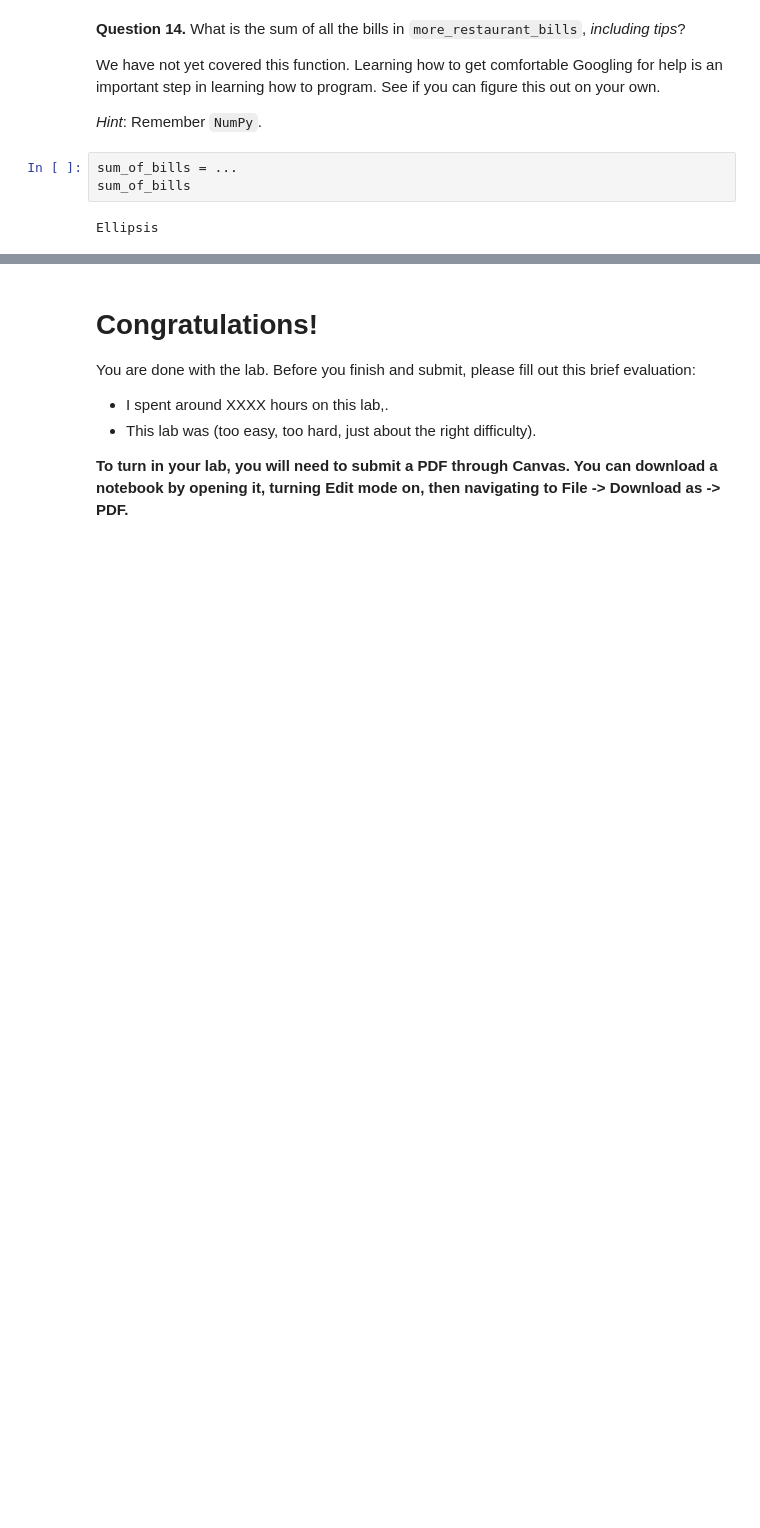
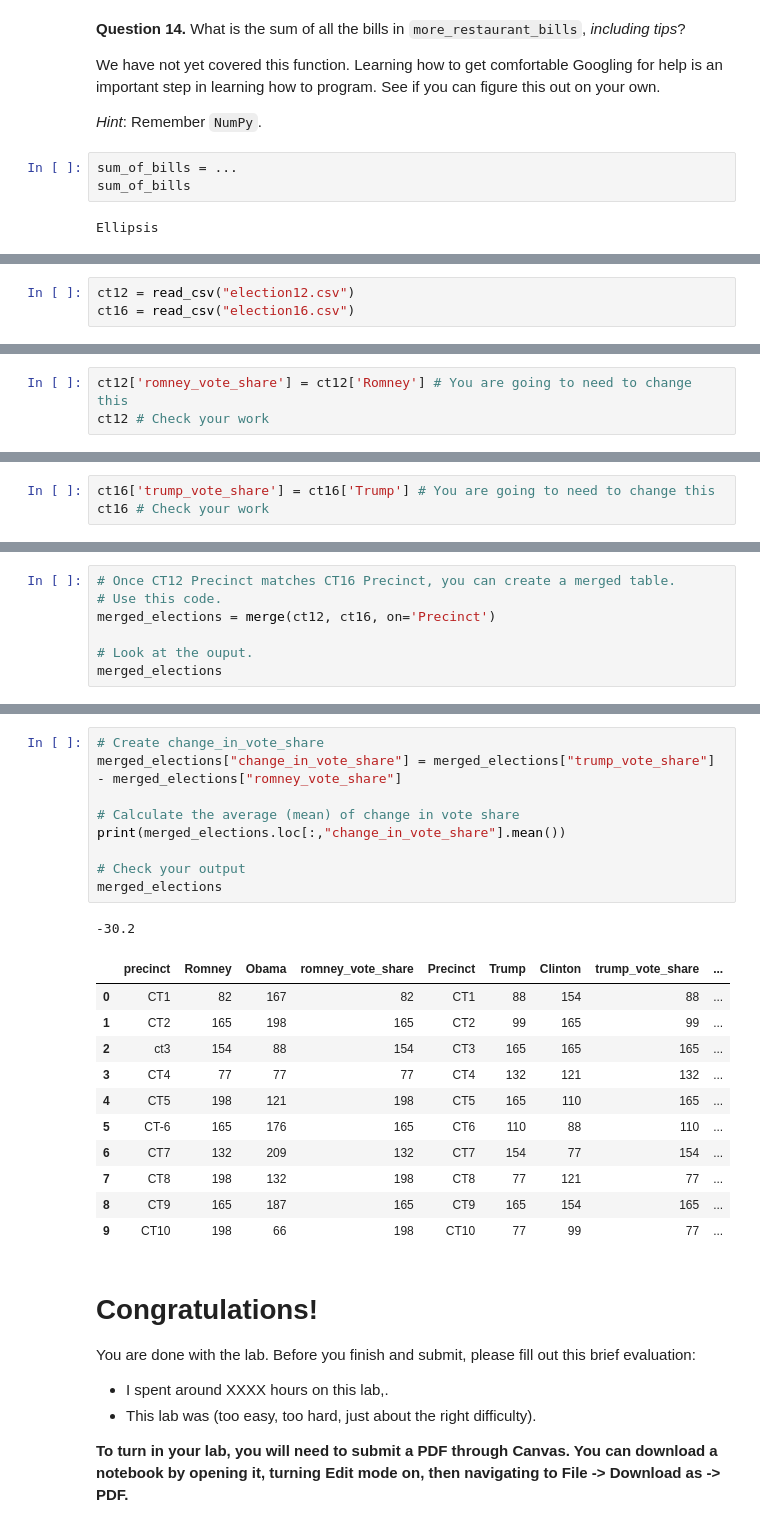
Before and after one commit to joshuakalla/data_science_campaigns, a Jupyter notebook: Labs/Lab2/lab02.ipynb, the cells around one changed output, grey strips where cells are left out. Saved outputs shown, nothing was run; the diff lists cells and outputs as text; blank space fills up the shorter version.

Commit message:
Update lab2
Add code for merge

```diff
--- a/Labs/Lab2/lab02.ipynb
+++ b/Labs/Lab2/lab02.ipynb
@@ -579,0 +584,3 @@ Ellipsis
+# %%
+ct12 = read_csv("election12.csv")
+ct16 = read_csv("election16.csv")
@@ -579,0 +622,3 @@ Ellipsis
+# %%
+ct12['romney_vote_share'] = ct12['Romney'] # You are going to need to change this
+ct12 # Check your work
@@ -579,0 +637,3 @@ Ellipsis
+# %%
+ct16['trump_vote_share'] = ct16['Trump'] # You are going to need to change this
+ct16 # Check your work
@@ -579,0 +685,7 @@ Ellipsis
+# %%
+# Once CT12 Precinct matches CT16 Precinct, you can create a merged table.
+# Use this code.
+merged_elections = merge(ct12, ct16, on='Precinct')
+
+# Look at the ouput.
+merged_elections
@@ -580,3 +704,25 @@ Ellipsis
+# %%
+# Create change_in_vote_share
+merged_elections["change_in_vote_share"] = merged_elections["trump_vote_share"] - merged_elections["romney_vote_share"]
+
+# Calculate the average (mean) of change in vote share
+print(merged_elections.loc[:,"change_in_vote_share"].mean())
+
+# Check your output
+merged_elections
+# %% [output]
+-30.2
+|  | precinct | Romney | Obama | romney_vote_share | Precinct | Trump | Clinton | trump_vote_share | ... |
+| 0 | CT1 | 82 | 167 | 82 | CT1 | 88 | 154 | 88 | ... |
+| 1 | CT2 | 165 | 198 | 165 | CT2 | 99 | 165 | 99 | ... |
+| 2 | ct3 | 154 | 88 | 154 | CT3 | 165 | 165 | 165 | ... |
+| 3 | CT4 | 77 | 77 | 77 | CT4 | 132 | 121 | 132 | ... |
+| 4 | CT5 | 198 | 121 | 198 | CT5 | 165 | 110 | 165 | ... |
+| 5 | CT-6 | 165 | 176 | 165 | CT6 | 110 | 88 | 110 | ... |
+| 6 | CT7 | 132 | 209 | 132 | CT7 | 154 | 77 | 154 | ... |
+| 7 | CT8 | 198 | 132 | 198 | CT8 | 77 | 121 | 77 | ... |
+| 8 | CT9 | 165 | 187 | 165 | CT9 | 165 | 154 | 165 | ... |
+| 9 | CT10 | 198 | 66 | 198 | CT10 | 77 | 99 | 77 | ... |
 # %% [markdown]
 # Congratulations!
 
```
Also changed, not shown: parts of 9 cells of this notebook.
